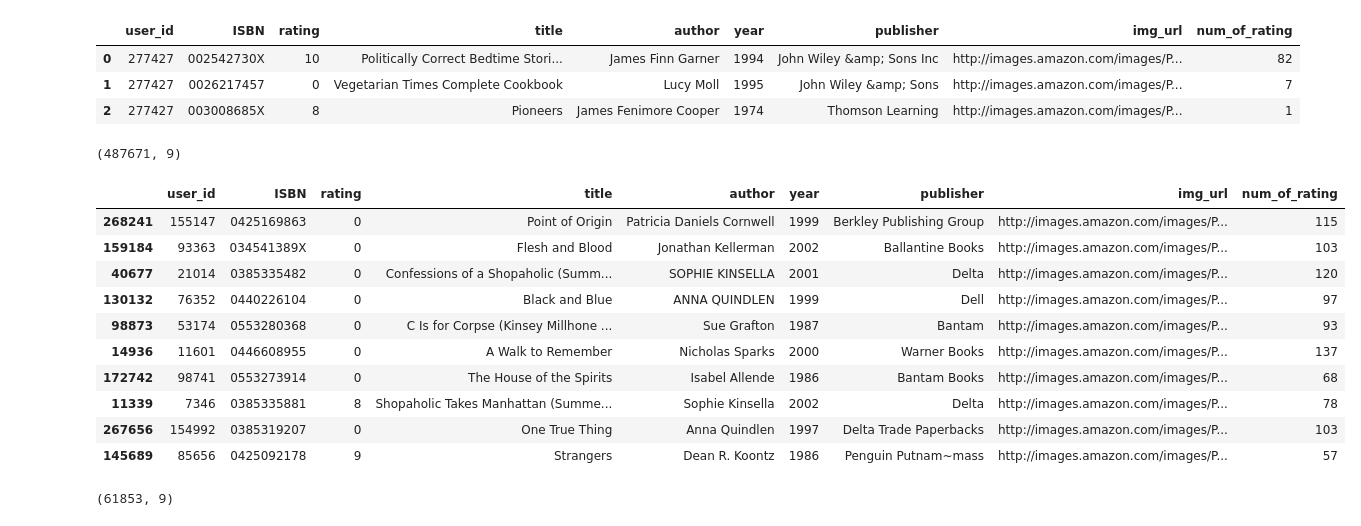
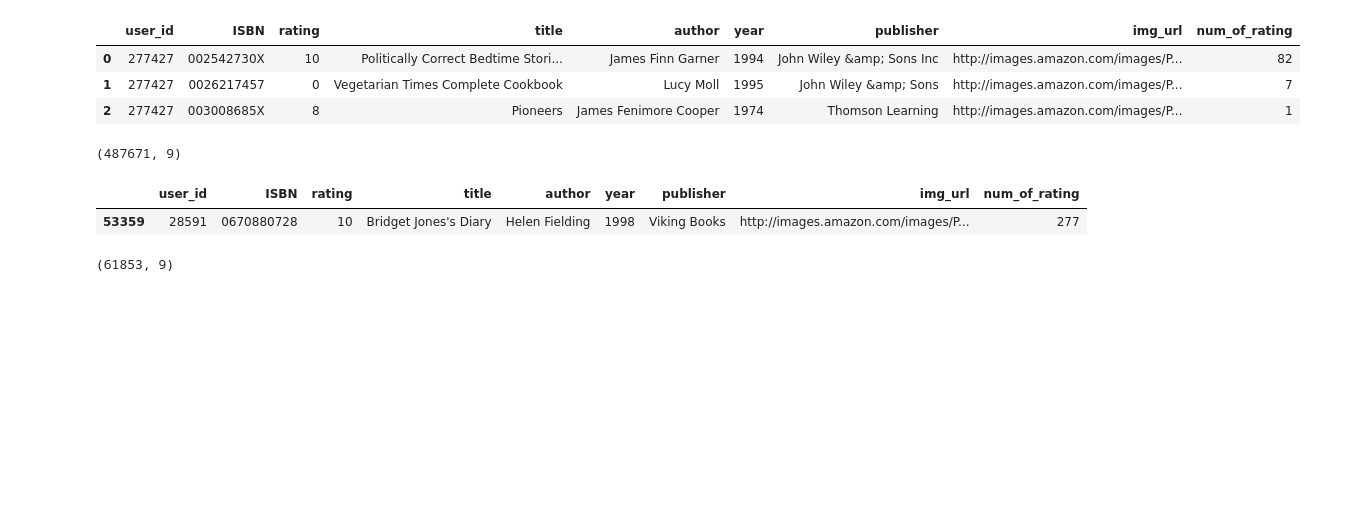
Before and after one commit to neupanerabin/College_Project, a Jupyter notebook: Collaborative Filtering/Collaborative_without_Library.ipynb, the cells around one changed output. Cells and saved outputs as stored; diff of their text form; code cells hidden in the pictures; blank space fills up the shorter version.

```diff
--- a/Collaborative Filtering/Collaborative_without_Library.ipynb
+++ b/Collaborative Filtering/Collaborative_without_Library.ipynb
@@ -175,19 +153,10 @@ final_rating.shape
 # Display books with rating more than 50
 final_rating = final_rating[final_rating['num_of_rating']>=50]
 # %%
-final_rating.sample(10)
+final_rating.sample(1)
 # %% [output]
 |  | user_id | ISBN | rating | title | author | year | publisher | img_url | num_of_rating |
-| 268241 | 155147 | 0425169863 | 0 | Point of Origin | Patricia Daniels Cornwell | 1999 | Berkley Publishing Group | http://images.amazon.com/images/P... | 115 |
-| 159184 | 93363 | 034541389X | 0 | Flesh and Blood | Jonathan Kellerman | 2002 | Ballantine Books | http://images.amazon.com/images/P... | 103 |
-| 40677 | 21014 | 0385335482 | 0 | Confessions of a Shopaholic (Summ... | SOPHIE KINSELLA | 2001 | Delta | http://images.amazon.com/images/P... | 120 |
-| 130132 | 76352 | 0440226104 | 0 | Black and Blue | ANNA QUINDLEN | 1999 | Dell | http://images.amazon.com/images/P... | 97 |
-| 98873 | 53174 | 0553280368 | 0 | C Is for Corpse (Kinsey Millhone ... | Sue Grafton | 1987 | Bantam | http://images.amazon.com/images/P... | 93 |
-| 14936 | 11601 | 0446608955 | 0 | A Walk to Remember | Nicholas Sparks | 2000 | Warner Books | http://images.amazon.com/images/P... | 137 |
-| 172742 | 98741 | 0553273914 | 0 | The House of the Spirits | Isabel Allende | 1986 | Bantam Books | http://images.amazon.com/images/P... | 68 |
-| 11339 | 7346 | 0385335881 | 8 | Shopaholic Takes Manhattan (Summe... | Sophie Kinsella | 2002 | Delta | http://images.amazon.com/images/P... | 78 |
-| 267656 | 154992 | 0385319207 | 0 | One True Thing | Anna Quindlen | 1997 | Delta Trade Paperbacks | http://images.amazon.com/images/P... | 103 |
-| 145689 | 85656 | 0425092178 | 9 | Strangers | Dean R. Koontz | 1986 | Penguin Putnam~mass | http://images.amazon.com/images/P... | 57 |
+| 53359 | 28591 | 0670880728 | 10 | Bridget Jones's Diary | Helen Fielding | 1998 | Viking Books | http://images.amazon.com/images/P... | 277 |
 # %%
 final_rating.shape
 # %% [output]
```
Also changed, not shown: parts of 16 cells of this notebook, 9 other files.
